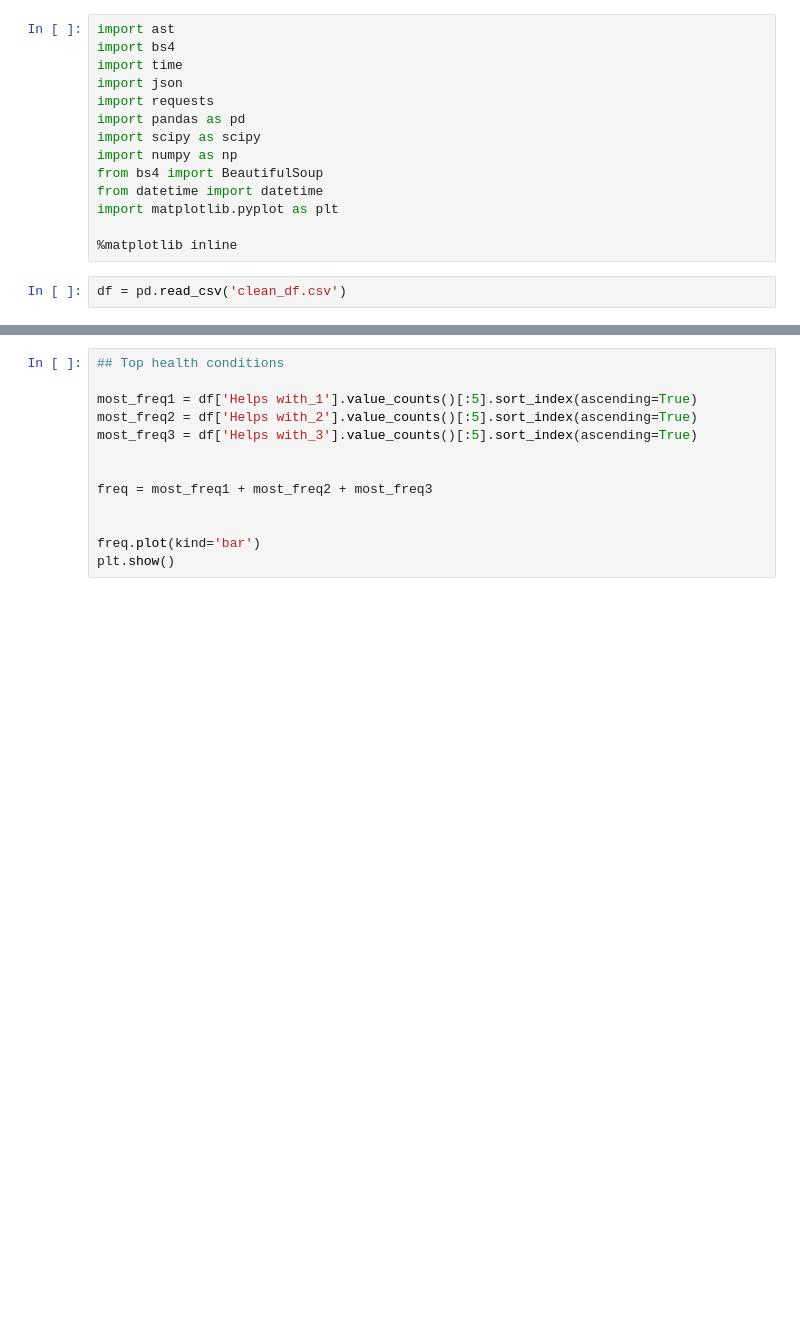
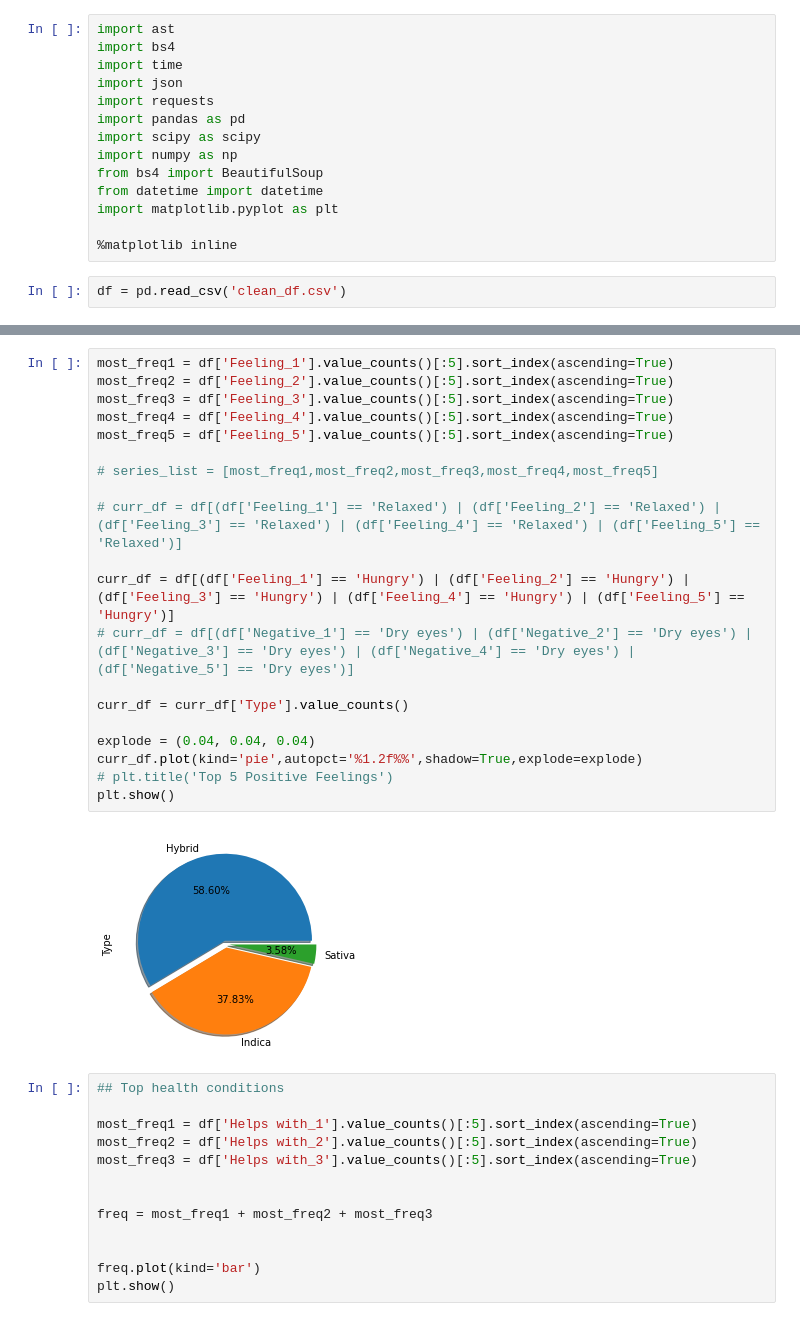
Before and after one commit to DanielOfir/Cannabis-Analysis, a Jupyter notebook: EDA.ipynb, the cells around one changed output, grey strips where cells are left out. Saved outputs shown, nothing was run; the diff lists cells and outputs as text; blank space fills up the shorter version.

```diff
--- a/EDA.ipynb
+++ b/EDA.ipynb
@@ -37,6 +58,28 @@ plt.title('Top 5 Positive Feelings')
 plt.show()
 # %% [output]
 [figure]
+# %%
+most_freq1 = df['Feeling_1'].value_counts()[:5].sort_index(ascending=True)
+most_freq2 = df['Feeling_2'].value_counts()[:5].sort_index(ascending=True)
+most_freq3 = df['Feeling_3'].value_counts()[:5].sort_index(ascending=True)
+most_freq4 = df['Feeling_4'].value_counts()[:5].sort_index(ascending=True)
+most_freq5 = df['Feeling_5'].value_counts()[:5].sort_index(ascending=True)
+
+# series_list = [most_freq1,most_freq2,most_freq3,most_freq4,most_freq5]
+
+# curr_df = df[(df['Feeling_1'] == 'Relaxed') | (df['Feeling_2'] == 'Relaxed') | (df['Feeling_3'] == 'Relaxed') | (df['Feeling_4'] == 'Relaxed') | (df['Feeling_5'] == 'Relaxed')]
+
+curr_df = df[(df['Feeling_1'] == 'Hungry') | (df['Feeling_2'] == 'Hungry') | (df['Feeling_3'] == 'Hungry') | (df['Feeling_4'] == 'Hungry') | (df['Feeling_5'] == 'Hungry')]
+# curr_df = df[(df['Negative_1'] == 'Dry eyes') | (df['Negative_2'] == 'Dry eyes') | (df['Negative_3'] == 'Dry eyes') | (df['Negative_4'] == 'Dry eyes') | (df['Negative_5'] == 'Dry eyes')]
+
+curr_df = curr_df['Type'].value_counts()
+
+explode = (0.04, 0.04, 0.04)
+curr_df.plot(kind='pie',autopct='%1.2f%%',shadow=True,explode=explode)
+# plt.title('Top 5 Positive Feelings')
+plt.show()
+# %% [output]
+[figure, added]
 # %%
 ## Top health conditions
 
```
Also changed, not shown: parts of 4 cells of this notebook, 3 other files.
